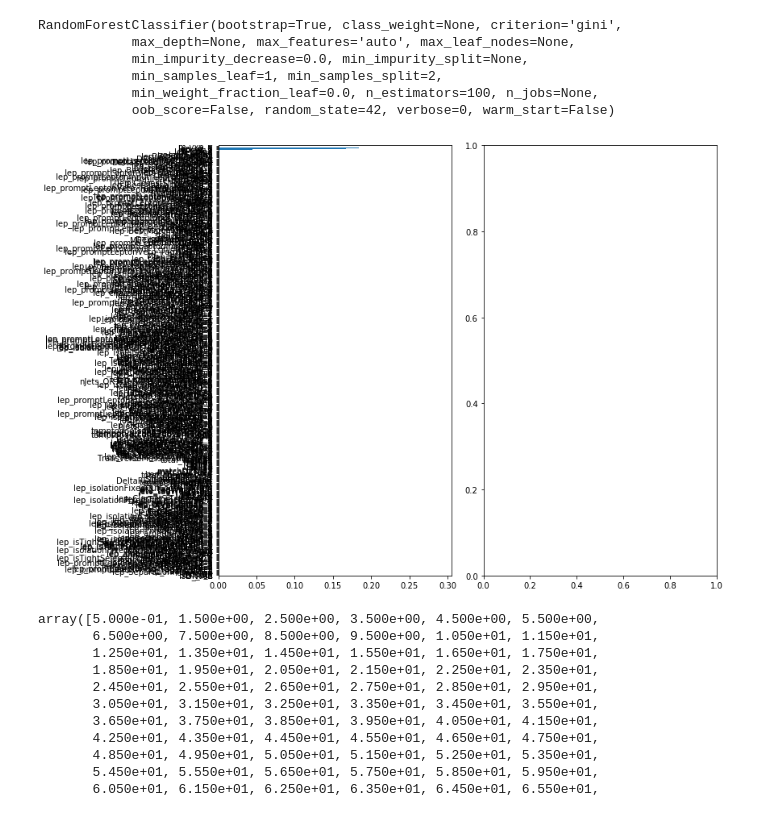
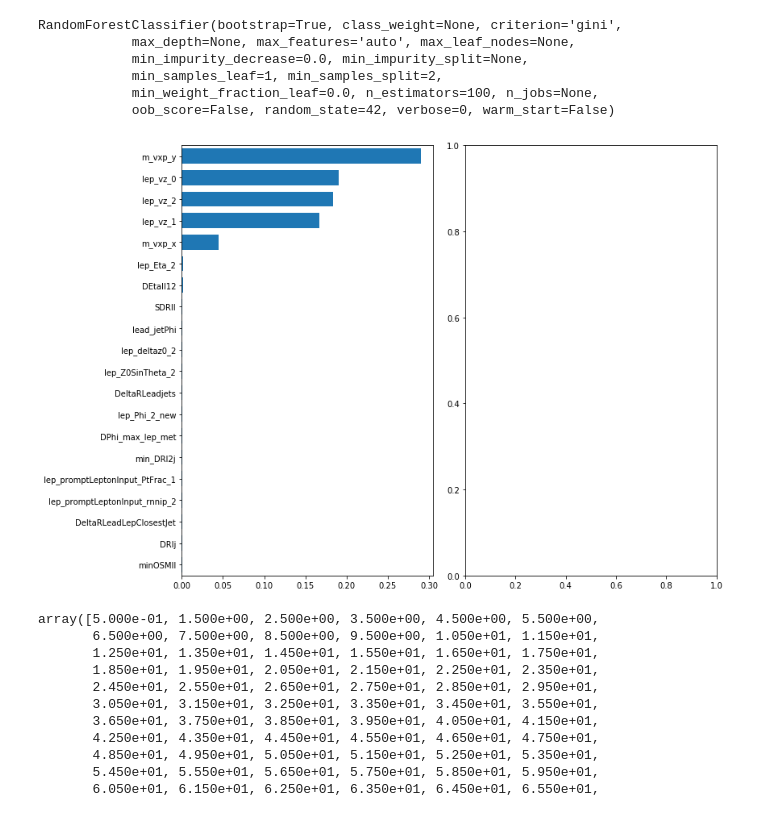
Before and after one commit to grevtsovkirill/trilep_res_anomaly_nn, a Jupyter notebook: display_effect.ipynb, the cells around one changed output. Drawn from its saved outputs; the diff is of its cells as text; code cells hidden in the pictures.

```diff
--- a/display_effect.ipynb
+++ b/display_effect.ipynb
@@ -272,20 +272,20 @@ RandomForestClassifier(bootstrap=True, class_weight=None, criterion='gini',
 # %%
 tree_importance_sorted_idx = np.argsort(clf.feature_importances_)
 tree_indices = np.arange(0, len(clf.feature_importances_)) + 0.5
 #tree_indices = np.arange(0, 20)
 
 
 
 fig, (ax1, ax2) = plt.subplots(1, 2, figsize=(12, 8))
 ax1.barh(tree_indices,
          clf.feature_importances_[tree_importance_sorted_idx], height=0.7)
 ax1.set_yticklabels(X_noTr.columns[tree_importance_sorted_idx])
 ax1.set_yticks(tree_indices)
-ax1.set_ylim((0, len(clf.feature_importances_)))
+ax1.set_ylim((len(clf.feature_importances_)-20,len(clf.feature_importances_)))
 fig.tight_layout()
 plt.show()
 # %% [output]
-[figure, old version]
+[figure, new version]
 # %%
 tree_indices
 # %% [output]
```
